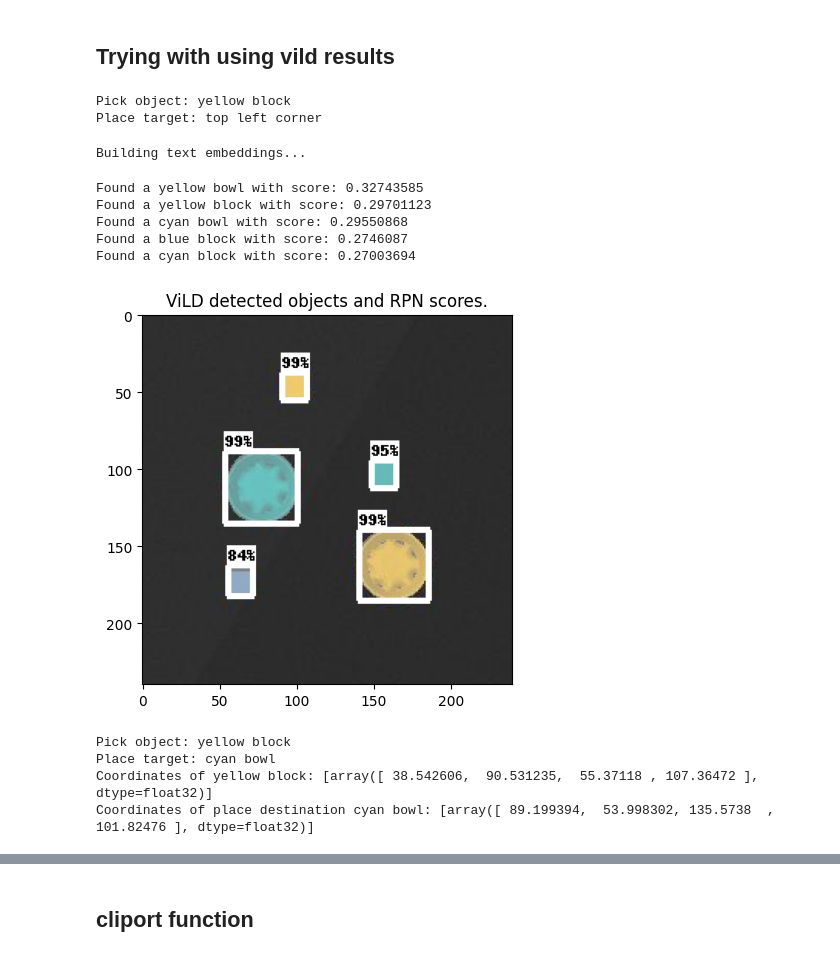
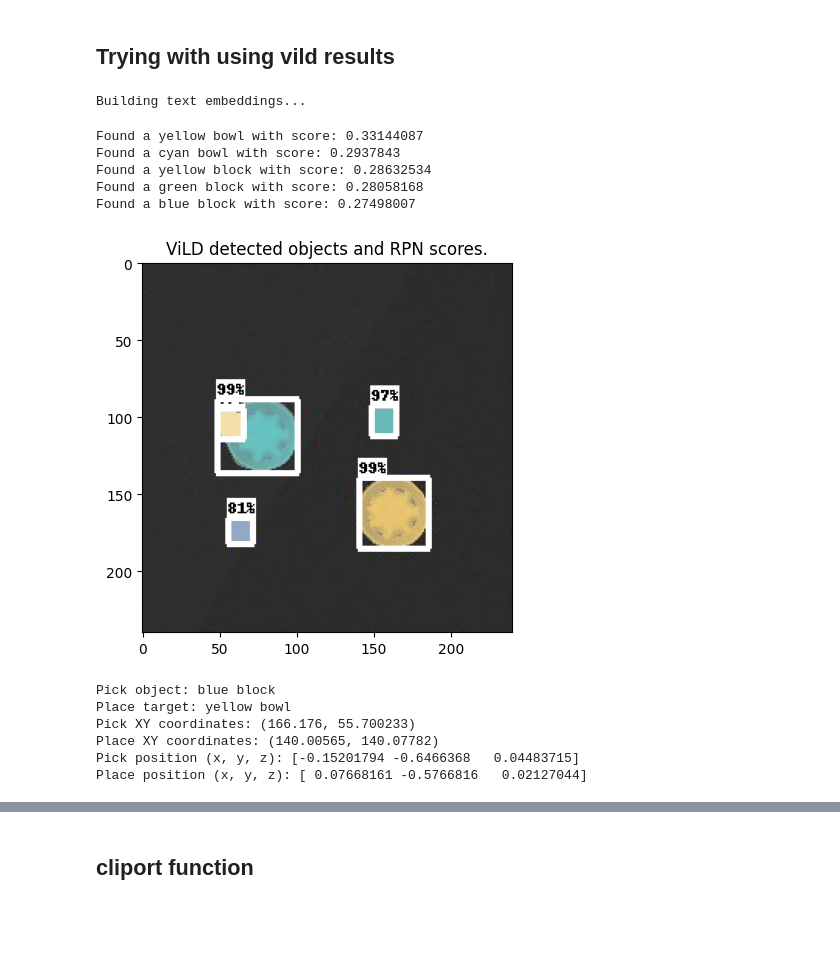
Before and after one commit to Black-bird14/Robot_Task_Scheduling, a Jupyter notebook: Robot_Task_Scheduling.ipynb, the cells around one changed output, grey strips where cells are left out. Cells and saved outputs as stored; diff of their text form; code cells hidden in the pictures; blank space fills up the shorter version.

Commit message:
ViLD coordinate extraction approach works

```diff
--- a/Robot_Task_Scheduling.ipynb
+++ b/Robot_Task_Scheduling.ipynb
@@ -2211,13 +2173,10 @@ def parse_instruction(instruction):
     return " ".join(objects), " ".join(destinations)
 
 # Example usage:
-instruction = "Pick the yellow block and place it in the top left corner"
-pick_object, place_destination = parse_instruction(instruction)
-print("Pick object:", pick_object)
-print("Place target:", place_destination)
+#instruction = "Pick the yellow block and place it in the top left corner"
+#pick_object, place_destination = parse_instruction(instruction)
+#print("Pick object:", pick_object)
+#print("Place target:", place_destination)
-# %% [output]
-Pick object: yellow block
-Place target: top left corner
 # %%
 def extract_object_coordinates(vild_results, pick_objects, place_destinations):
     # Unpack vild results
@@ -2243,57 +2202,53 @@ def extract_object_coordinates(vild_results, pick_objects, place_destinations):
             print("Object '{}' not found in the image.".format(pick_object))
 
     # Find place coordinates
     for place_destination in place_destinations:
         for anno_idx, category_name in enumerate(category_names):
             if category_name == place_destination:
                 place_coordinates.append(rescaled_detection_boxes[anno_idx])
                 break
         else:
             print("Place destination '{}' not found in the image.".format(place_destination))
-    # Calculating the center coordinates
-    xmin, ymin, xmax, ymax = object_coordinates[0]
-    x_center = (xmin + xmax) / 2
-    y_center = (ymin + ymax) / 2
-    pick_xy=x_center, y_center
 
-    xmn, ymn, xmx, ymx = place_coordinates[0]
-    x_c = (xmn + xmx) / 2
-    y_c = (ymn + ymx) / 2
-    place_xy=x_c, y_c
+    # Extract x and y coordinates separately
+    pick_xy = (object_coordinates[0][0], object_coordinates[0][1]) if object_coordinates else None
+    place_xy = (place_coordinates[0][0], place_coordinates[0][1]) if place_coordinates else None
 
     return pick_xy, place_xy
 
 
 # Execution
-image_path='imge.jpg'
+image_path = 'imge.jpg'
 nms_threshold = 0.4
 min_rpn_score_thresh = 0.4
 min_box_area = 10
 max_box_area = 3000
 vild_params = max_boxes_to_draw, nms_threshold, min_rpn_score_thresh, min_box_area, max_box_area
 vild_results = vild(image_path, category_name_string, vild_params, plot_on=True, prompt_swaps=prompt_swaps)
-instruction='Pick the yellow block and place it on the cyan bowl'
+instruction = 'Pick the blue block and place it on the yellow bowl'
 pick_object, place_destination = parse_instruction(instruction)
 print("Pick object:", pick_object)
 print("Place target:", place_destination)
 pick_xy, place_xy = extract_object_coordinates(vild_results, pick_object, place_destination)
-pick_xyz = obs['xyzmap'][pick_xy[1], pick_xy[0]]
-place_xyz = obs['xyzmap'][place_xy[1], place_xy[0]]
 if pick_xy is not None:
-    print("Coordinates of {}:".format(pick_object), pick_xy)
-    print("The xyz coordinates are: ", pick_xyz)
+    print("Pick XY coordinates:", pick_xy)
 if place_xy is not None:
-    print("Coordinates of place destination {}:".format(place_destination), place_xy)
-    print("The xyz coordinates are: ", place_xyz)
+    print("Place XY coordinates:", place_xy)
+pick_xyz = obs['xyzmap'][int(pick_xy[0]), int(pick_xy[1])]
+place_xyz = obs['xyzmap'][int(place_xy[0]), int(place_xy[1])]
+print("Pick position (x, y, z):", pick_xyz)
+print("Place position (x, y, z):", place_xyz)
 # %% [output]
 Building text embeddings...
-Found a yellow bowl with score: 0.32743585
-Found a yellow block with score: 0.29701123
-Found a cyan bowl with score: 0.29550868
-Found a blue block with score: 0.2746087
-Found a cyan block with score: 0.27003694
+Found a yellow bowl with score: 0.33144087
+Found a cyan bowl with score: 0.2937843
+Found a yellow block with score: 0.28632534
+Found a green block with score: 0.28058168
+Found a blue block with score: 0.27498007
-[figure, old version]
+[figure, new version]
-Pick object: yellow block
-Place target: cyan bowl
-Coordinates of yellow block: [array([ 38.542606,  90.531235,  55.37118 , 107.36472 ], dtype=float32)]
-Coordinates of place destination cyan bowl: [array([ 89.199394,  53.998302, 135.5738  , 101.82476 ], dtype=float32)]
+Pick object: blue block
+Place target: yellow bowl
+Pick XY coordinates: (166.176, 55.700233)
+Place XY coordinates: (140.00565, 140.07782)
+Pick position (x, y, z): [-0.15201794 -0.6466368   0.04483715]
+Place position (x, y, z): [ 0.07668161 -0.5766816   0.02127044]
```
Also changed, not shown: parts of 6 cells of this notebook.
